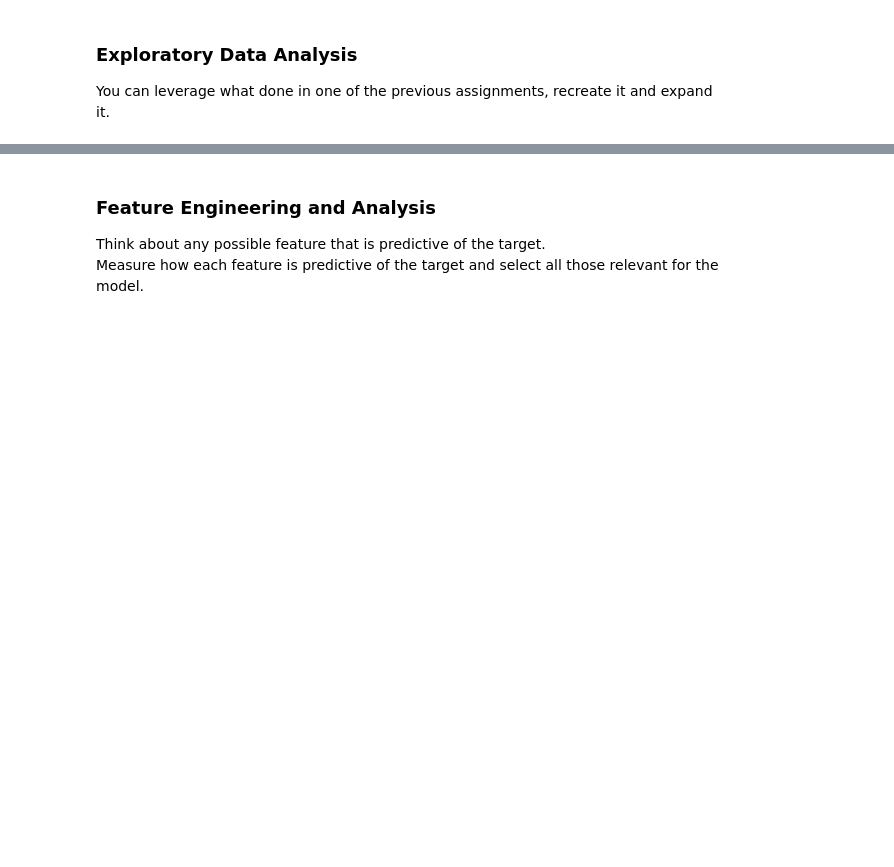
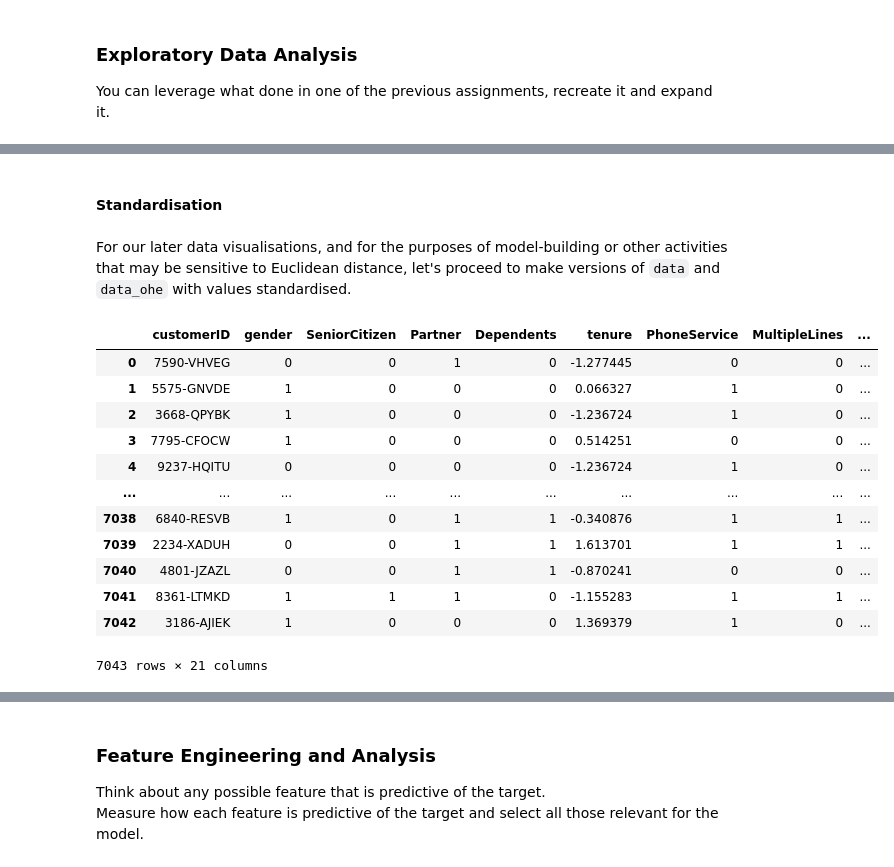
Before and after one commit to GiuseppeManai/ysc4224, a Jupyter notebook: 2.Churn_Model/team3/ChurnModel.ipynb, the cells around one changed output, grey strips where cells are left out. Cells and saved outputs as stored; diff of their text form; code cells hidden in the pictures; blank space fills up the shorter version.

```diff
--- a/2.Churn_Model/team3/ChurnModel.ipynb
+++ b/2.Churn_Model/team3/ChurnModel.ipynb
@@ -32,0 +106,30 @@ You can leverage what done in one of the previous assignments, recreate it and e
+# %% [markdown]
+#### Standardisation
+# %% [markdown]
+For our later data visualisations, and for the purposes of model-building or other activities that may be sensitive to Euclidean distance, let's proceed to make versions of `data` and `data_ohe` with values standardised.
+# %%
+# Using sklearn StandardScaler
+from sklearn import preprocessing
+scale = sklearn.preprocessing.StandardScaler()
+
+# Standardising data_sd
+data_sd = data
+data_sd['tenure'] = scale.fit_transform(data[['tenure']])
+data_sd['MonthlyCharges'] = scale.fit_transform(data[['MonthlyCharges']])
+data_sd['TotalCharges'] = scale.fit_transform(data[['TotalCharges']])
+
+data_sd
+# %% [output]
+|  | customerID | gender | SeniorCitizen | Partner | Dependents | tenure | PhoneService | MultipleLines | ... |
+| 0 | 7590-VHVEG | 0 | 0 | 1 | 0 | -1.277445 | 0 | 0 | ... |
+| 1 | 5575-GNVDE | 1 | 0 | 0 | 0 | 0.066327 | 1 | 0 | ... |
+| 2 | 3668-QPYBK | 1 | 0 | 0 | 0 | -1.236724 | 1 | 0 | ... |
+| 3 | 7795-CFOCW | 1 | 0 | 0 | 0 | 0.514251 | 0 | 0 | ... |
+| 4 | 9237-HQITU | 0 | 0 | 0 | 0 | -1.236724 | 1 | 0 | ... |
+| ... | ... | ... | ... | ... | ... | ... | ... | ... | ... |
+| 7038 | 6840-RESVB | 1 | 0 | 1 | 1 | -0.340876 | 1 | 1 | ... |
+| 7039 | 2234-XADUH | 0 | 0 | 1 | 1 | 1.613701 | 1 | 1 | ... |
+| 7040 | 4801-JZAZL | 0 | 0 | 1 | 1 | -0.870241 | 0 | 0 | ... |
+| 7041 | 8361-LTMKD | 1 | 1 | 1 | 0 | -1.155283 | 1 | 1 | ... |
+| 7042 | 3186-AJIEK | 1 | 0 | 0 | 0 | 1.369379 | 1 | 0 | ... |
+7043 rows × 21 columns
```
Also changed, not shown: parts of 9 cells of this notebook.
